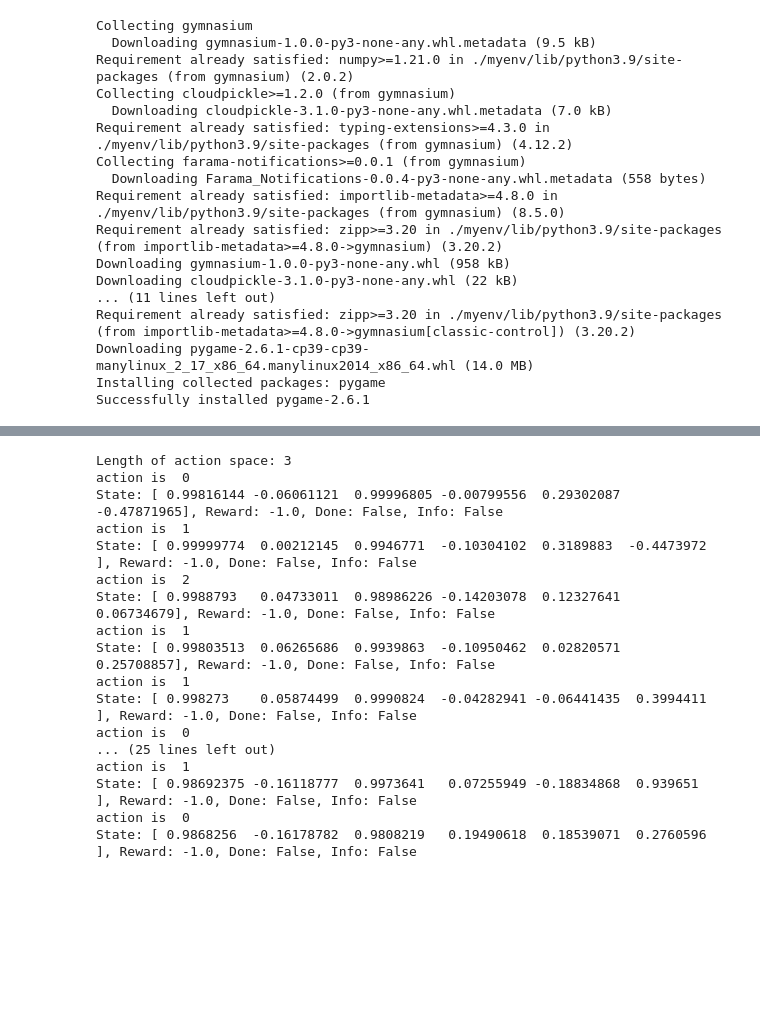
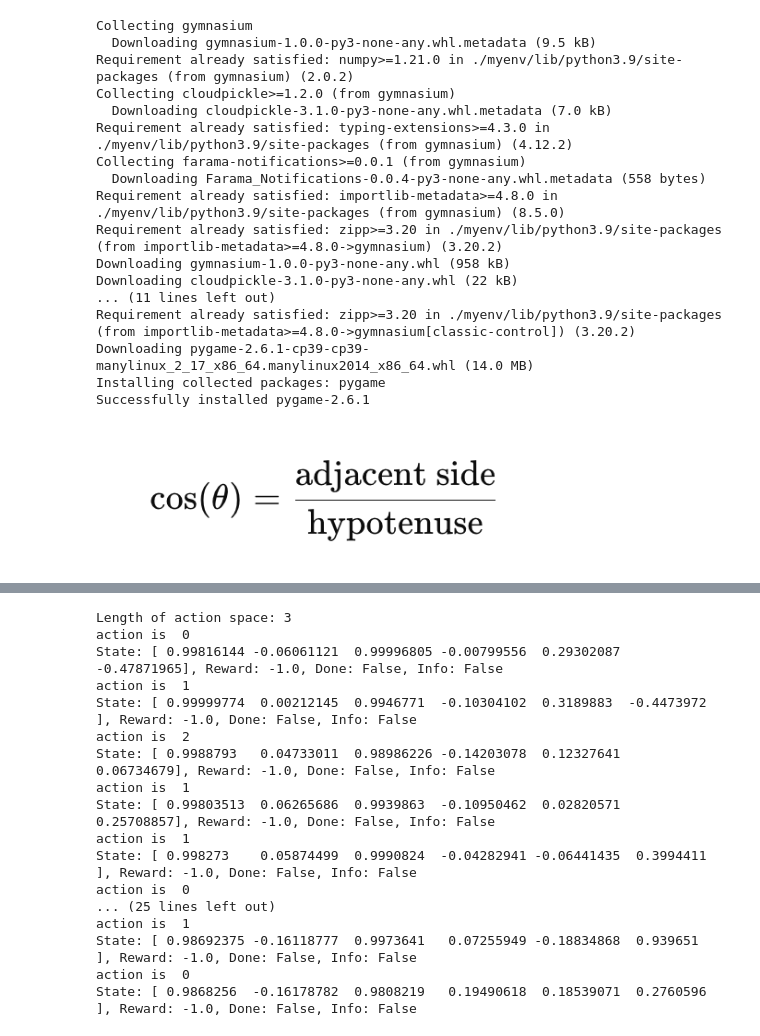
Before and after one commit to trueblood/MyAcrobot, a Jupyter notebook: MyAcrobot.ipynb, the cells around one changed output, grey strips where cells are left out. Cells and saved outputs as stored; diff of their text form; code cells hidden in the pictures; blank space fills up the shorter version.

```diff
--- a/MyAcrobot.ipynb
+++ b/MyAcrobot.ipynb
@@ -39,3 +39,8 @@ Requirement already satisfied: zipp>=3.20 in ./myenv/lib/python3.9/site-packages
 Downloading pygame-2.6.1-cp39-cp39-manylinux_2_17_x86_64.manylinux2014_x86_64.whl (14.0 MB)
 Installing collected packages: pygame
 Successfully installed pygame-2.6.1
+# %%
+from IPython.display import Image
+Image(filename='./images/cos.png', width=500)
+# %% [output]
+[figure, added]
```
Also changed, not shown: parts of 3 cells of this notebook, 1 other file.
